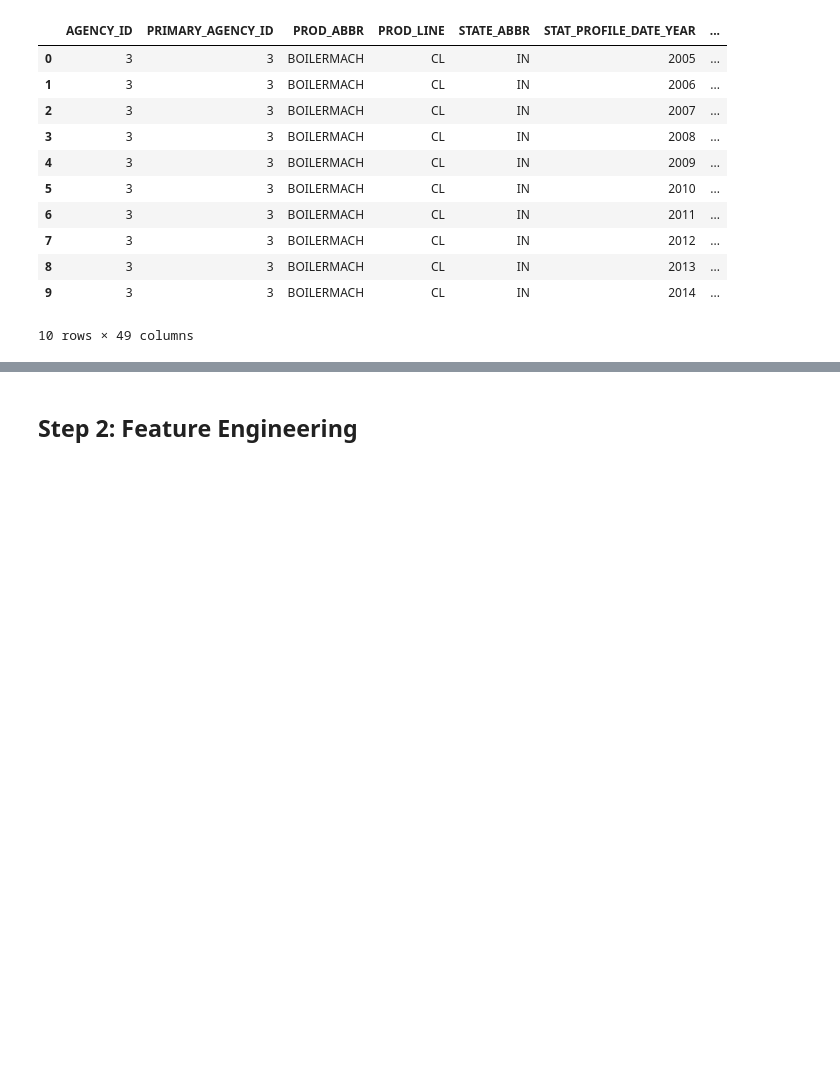
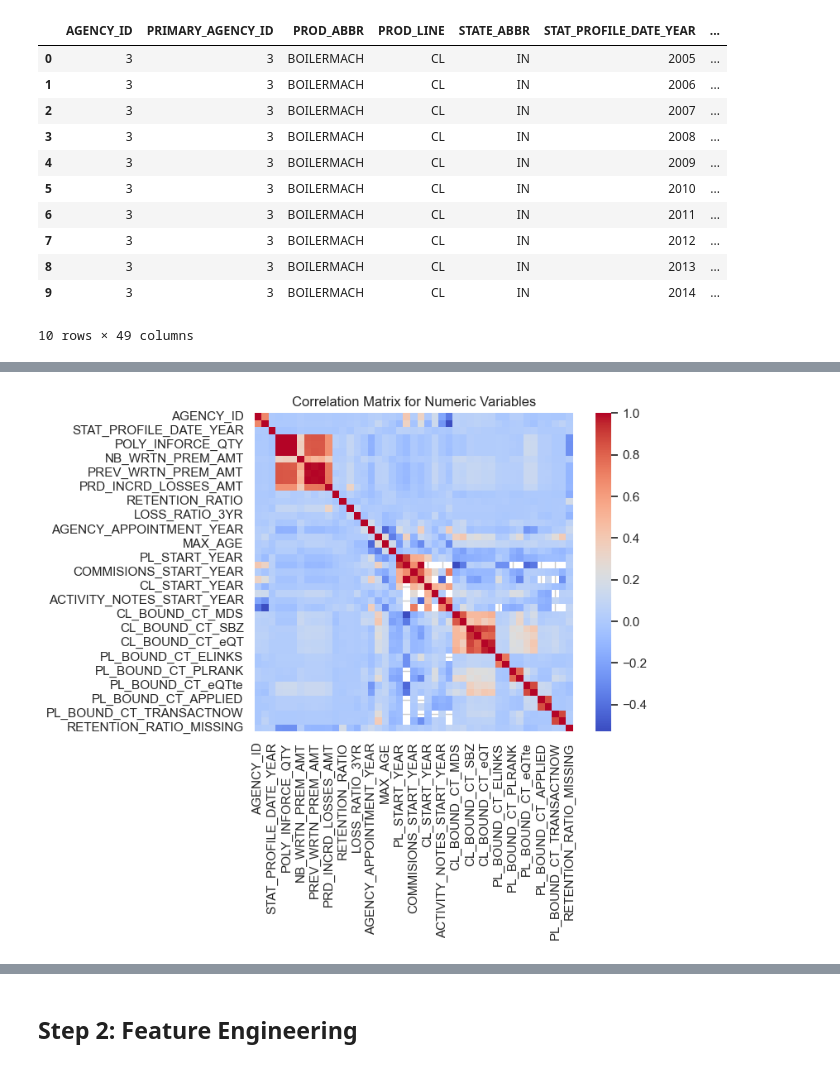
Before and after one commit to maxbicking/Data-Science-Portfolio, a Jupyter notebook: Insurance Linear Regression/Agent K Means Clustering and Segmentation.ipynb, the cells around one changed output, grey strips where cells are left out. Drawn from its saved outputs; the diff is of its cells as text; code cells hidden in the pictures; blank space fills up the shorter version.

```diff
--- a/Insurance Linear Regression/Agent K Means Clustering and Segmentation.ipynb
+++ b/Insurance Linear Regression/Agent K Means Clustering and Segmentation.ipynb
@@ -64,0 +265,9 @@ print(df['VENDOR_IND'].unique())
+# %%
+#--- Correlation Matrix for Numeric Variables ---
+plt.figure(figsize=(7, 5))
+corr_matrix = df[numeric_cols].corr()
+sns.heatmap(corr_matrix, annot=False, cmap='coolwarm', square=True)
+plt.title("Correlation Matrix for Numeric Variables")
+plt.show()
+# %% [output]
+[figure, added]
```
Also changed, not shown: parts of 48 cells of this notebook, 2 other files.
